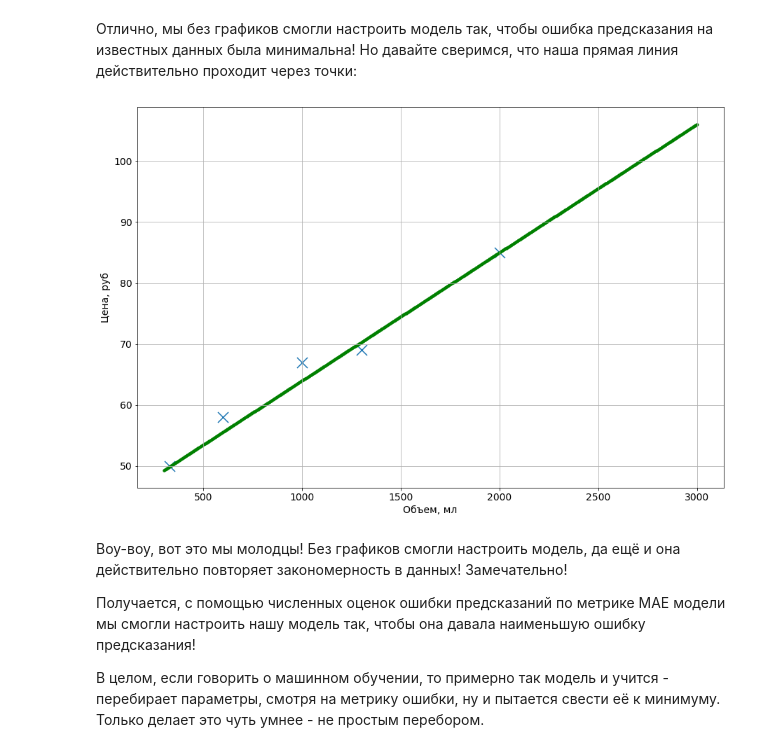
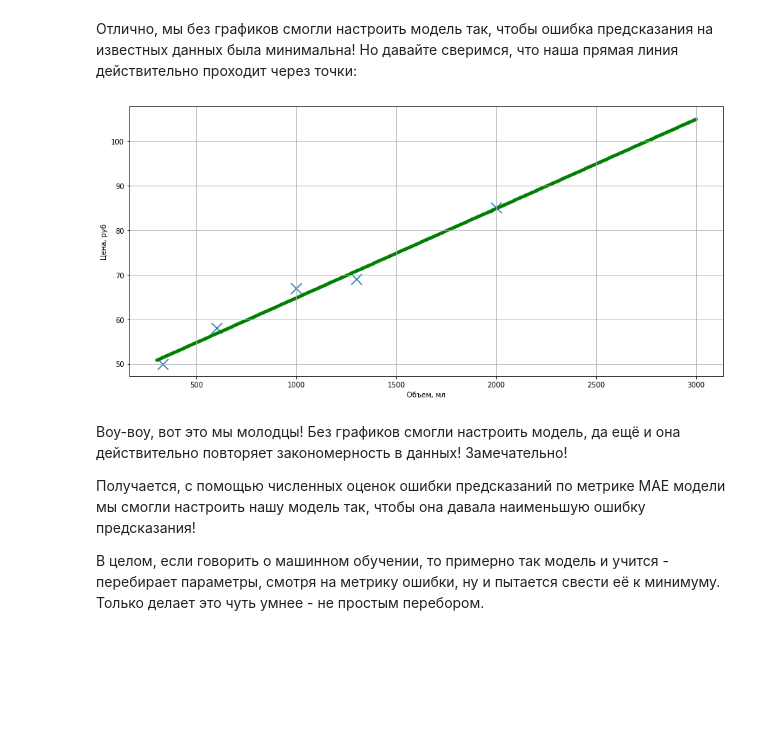
Before and after one commit to Avram-Machine/ML, a Jupyter notebook: notebooks/10_Regression.ipynb, the cells around one changed output. Saved outputs shown, nothing was run; the diff lists cells and outputs as text; code cells hidden in the pictures; blank space fills up the shorter version.

```diff
--- a/notebooks/10_Regression.ipynb
+++ b/notebooks/10_Regression.ipynb
@@ -377,38 +371,28 @@ Yoghurt linear predict MAE: 45.6
 # NOTE - не забывайте, что вы уже настраивали визуально коэффициенты, попробуйте и их!
 # TODO* - попробуйте написать код автоматического поиска коэффициентов
 
-def auto_search_coef(y_true, x):
-    # Function for auto selection coefficients K and B
-    k_coef = np.linspace(0, 0.1, 100)
-    b_coef = np.linspace(0, 100, 200)
-    line_K, line_B, err = 0, 0, 9999
-
-    for k in k_coef:
-        for b in b_coef:
-            y_auto_pred = k*x + b
-            curr_err = compute_MAE(y_true, y_auto_pred)
-            if curr_err < err:
-                err = curr_err
-                line_K, line_B = k, b
-
-    return line_K, line_B
-
-LINE_K = 0.021
-LINE_B = 43
+def predict_coef_auto(volume, price):
+    '''
+    Function to find coefficients "k" and "b" of line k*x + b
+    with using Least Square Method
+    '''
+    vol_2 = sum(volume ** 2)
+    vol = sum(volume)
+    pri_vol = sum(volume * price)
+    n = len(volume)
+    M = np.array([[vol_2, vol], [vol, n]])
+    v = np.array([pri_vol, sum(price)])
+    k, b = np.linalg.solve(M, v)
+    return k, b
 
 y_true = df_yogurths['price_rub']
 x = df_yogurths['volume']
 
-K_auto, B_auto = auto_search_coef(y_true, x)
-
-y_auto_pred = predict_price_linear(x, K_auto, B_auto)
-
-auto_mae = compute_MAE(y_true, y_auto_pred)
-print(f'Yoghurt linear auto predict MAE: {auto_mae}')
+LINE_K, LINE_B = predict_coef_auto(x, y_true)
 
 y_pred = predict_price_linear(x, LINE_K, LINE_B)
 
 data_mae = compute_MAE(y_true, y_pred)
 
-print(f'Yoghurt linear predict MAE: {data_mae}')
+print(f'Yoghurt linear predict MAE: {data_mae:.2f}')
 # %% [output]
@@ -431,15 +414,16 @@ Well done!
 # %%
 # TODO - напишите код отображения точек данных и линии предсказания
 x_points = np.linspace(300, 3000, 1000)
 y_points = x_points * LINE_K + LINE_B
 
+plt.figure(figsize=(15, 7))
 plt.scatter(x='volume', y='price_rub', data=df_yogurths, marker='x')
 plt.scatter(x_points, y_points, c='g', s=10)
 plt.xlabel('Объем, мл')
 plt.ylabel('Цена, руб')
 plt.grid()
 # %% [output]
-[figure, old version]
+[figure, new version]
 # %% [markdown]
 Воу-воу, вот это мы молодцы! Без графиков смогли настроить модель, да ещё и она действительно повторяет закономерность в данных! Замечательно!
 
```
Also changed, not shown: parts of 25 cells of this notebook.
